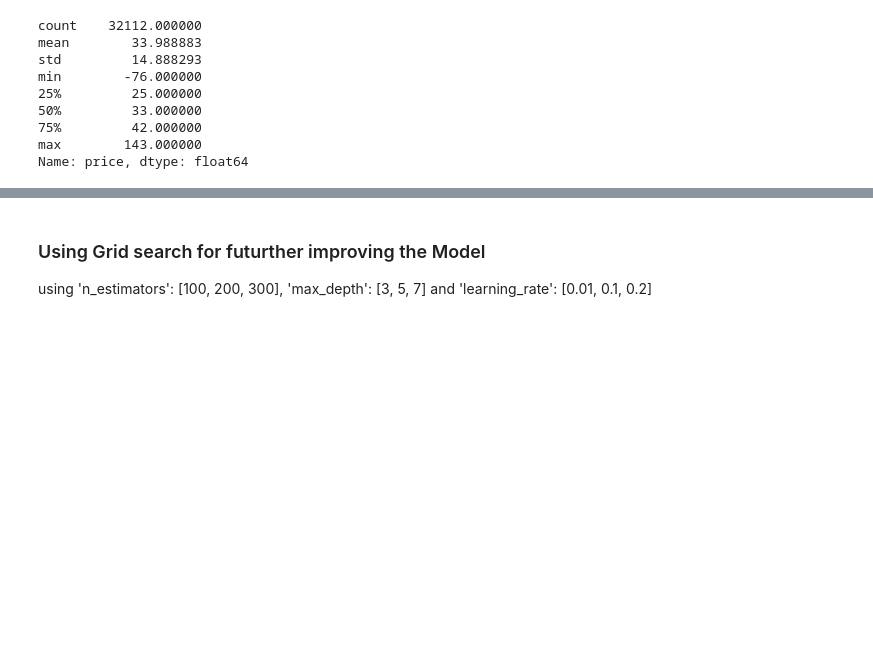
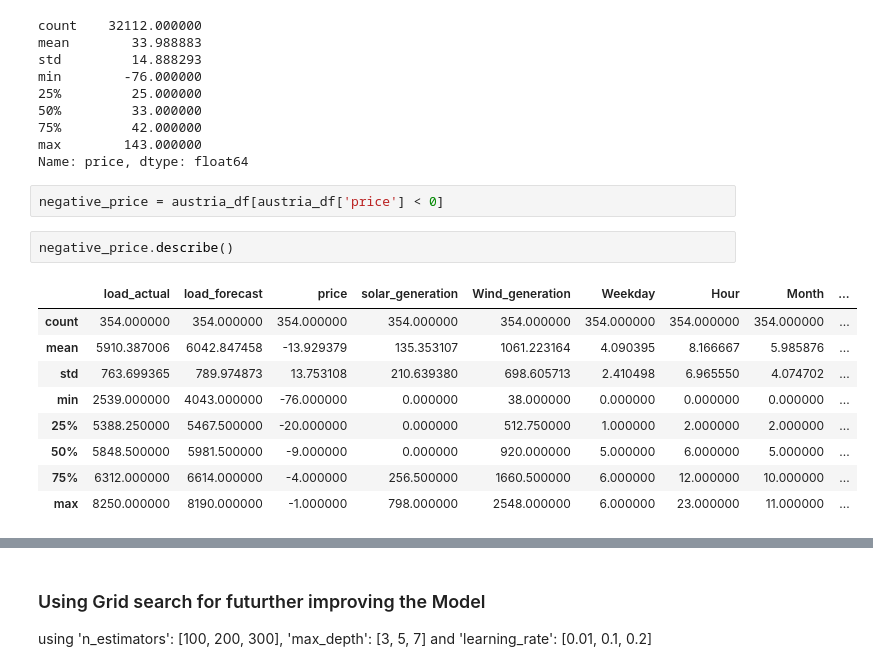
Before and after one commit to jaineshk/Energy-Demand-and-Price-forcasting, a Jupyter notebook: Notebooks/03_model_training_test.ipynb, the cells around one changed output, grey strips where cells are left out. Cells and saved outputs as stored; diff of their text form; blank space fills up the shorter version.

```diff
--- a/Notebooks/03_model_training_test.ipynb
+++ b/Notebooks/03_model_training_test.ipynb
@@ -170,3 +181,17 @@ min        -76.000000
 75%         42.000000
 max        143.000000
 Name: price, dtype: float64
+# %%
+negative_price = austria_df[austria_df['price'] < 0]
+# %%
+negative_price.describe()
+# %% [output]
+|  | load_actual | load_forecast | price | solar_generation | Wind_generation | Weekday | Hour | Month | ... |
+| count | 354.000000 | 354.000000 | 354.000000 | 354.000000 | 354.000000 | 354.000000 | 354.000000 | 354.000000 | ... |
+| mean | 5910.387006 | 6042.847458 | -13.929379 | 135.353107 | 1061.223164 | 4.090395 | 8.166667 | 5.985876 | ... |
+| std | 763.699365 | 789.974873 | 13.753108 | 210.639380 | 698.605713 | 2.410498 | 6.965550 | 4.074702 | ... |
+| min | 2539.000000 | 4043.000000 | -76.000000 | 0.000000 | 38.000000 | 0.000000 | 0.000000 | 0.000000 | ... |
+| 25% | 5388.250000 | 5467.500000 | -20.000000 | 0.000000 | 512.750000 | 1.000000 | 2.000000 | 2.000000 | ... |
+| 50% | 5848.500000 | 5981.500000 | -9.000000 | 0.000000 | 920.000000 | 5.000000 | 6.000000 | 5.000000 | ... |
+| 75% | 6312.000000 | 6614.000000 | -4.000000 | 256.500000 | 1660.500000 | 6.000000 | 12.000000 | 10.000000 | ... |
+| max | 8250.000000 | 8190.000000 | -1.000000 | 798.000000 | 2548.000000 | 6.000000 | 23.000000 | 11.000000 | ... |
```
Also changed, not shown: parts of 11 cells of this notebook.
